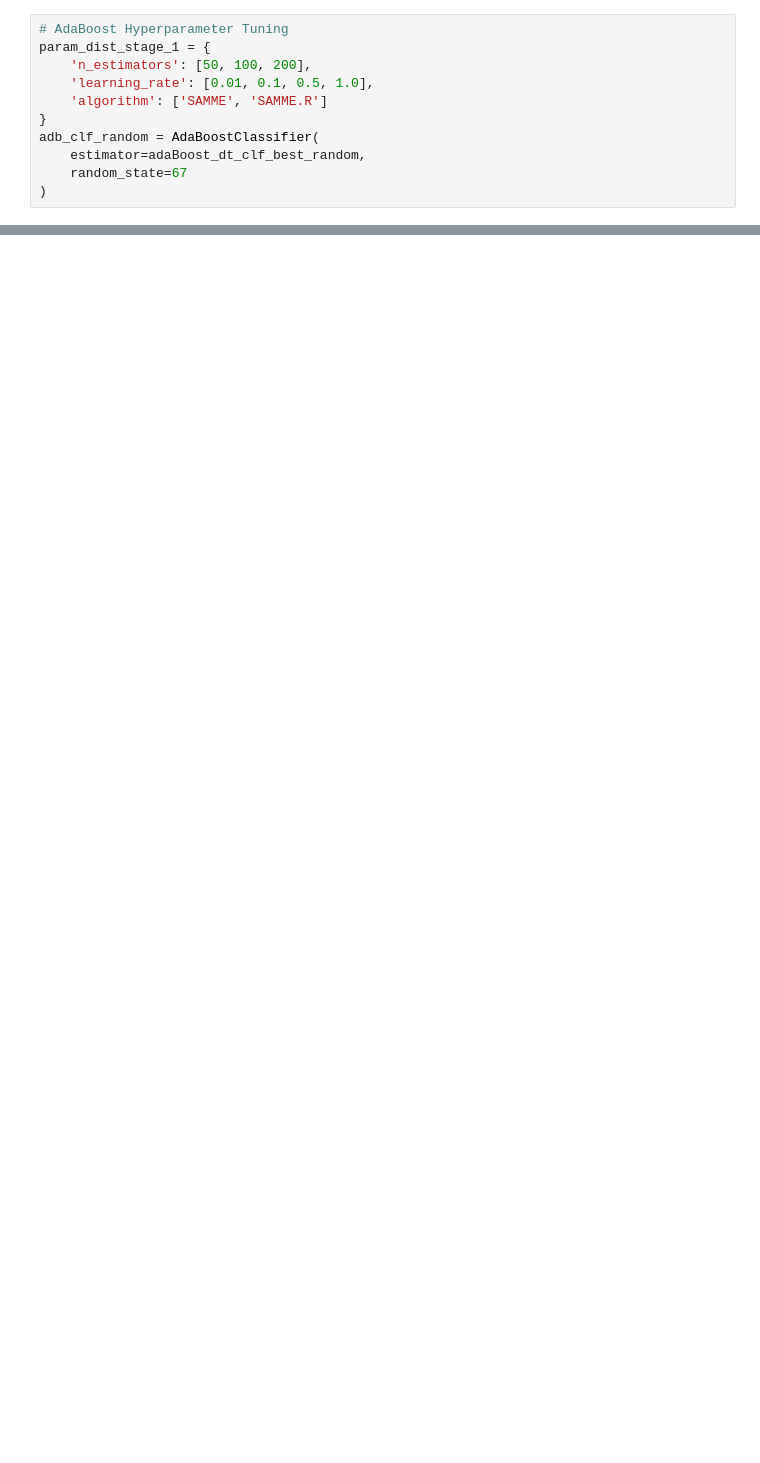
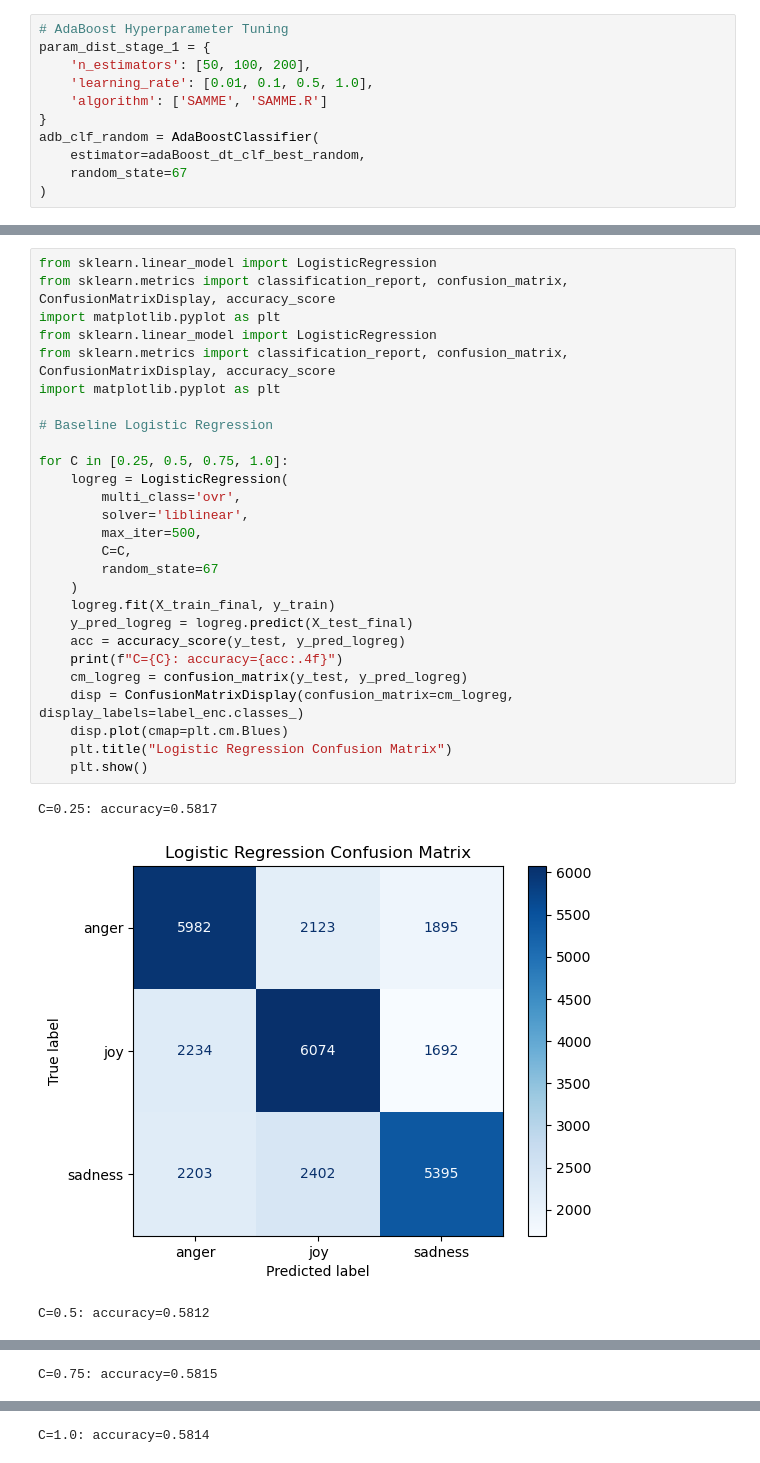
Before and after one commit to danielromerom/spotify-lyrical-analysis, a Jupyter notebook: notebooks/spotify_data_exploration.ipynb, the cells around one changed output, grey strips where cells are left out. Drawn from its saved outputs; the diff is of its cells as text; blank space fills up the shorter version.

```diff
--- a/notebooks/spotify_data_exploration.ipynb
+++ b/notebooks/spotify_data_exploration.ipynb
@@ -1016,0 +880,31 @@ adb_clf_random = AdaBoostClassifier(
+# %%
+from sklearn.linear_model import LogisticRegression
+from sklearn.metrics import classification_report, confusion_matrix, ConfusionMatrixDisplay, accuracy_score
+import matplotlib.pyplot as plt
+from sklearn.linear_model import LogisticRegression
+from sklearn.metrics import classification_report, confusion_matrix, ConfusionMatrixDisplay, accuracy_score
+import matplotlib.pyplot as plt
+
+# Baseline Logistic Regression
+
+for C in [0.25, 0.5, 0.75, 1.0]:
+    logreg = LogisticRegression(
+        multi_class='ovr',
+        solver='liblinear',
+        max_iter=500,
+        C=C,
+        random_state=67
+    )
+    logreg.fit(X_train_final, y_train)
+    y_pred_logreg = logreg.predict(X_test_final)
+    acc = accuracy_score(y_test, y_pred_logreg)
+    print(f"C={C}: accuracy={acc:.4f}")
+    cm_logreg = confusion_matrix(y_test, y_pred_logreg)
+    disp = ConfusionMatrixDisplay(confusion_matrix=cm_logreg, display_labels=label_enc.classes_)
+    disp.plot(cmap=plt.cm.Blues)
+    plt.title("Logistic Regression Confusion Matrix")
+    plt.show()
+# %% [output]
+C=0.25: accuracy=0.5817
+[figure, added]
+C=0.5: accuracy=0.5812
@@ -1016,0 +912 @@ adb_clf_random = AdaBoostClassifier(
+C=0.75: accuracy=0.5815
@@ -1016,0 +914 @@ adb_clf_random = AdaBoostClassifier(
+C=1.0: accuracy=0.5814
```
Also changed, not shown: parts of 13 cells of this notebook, 1 other file.
